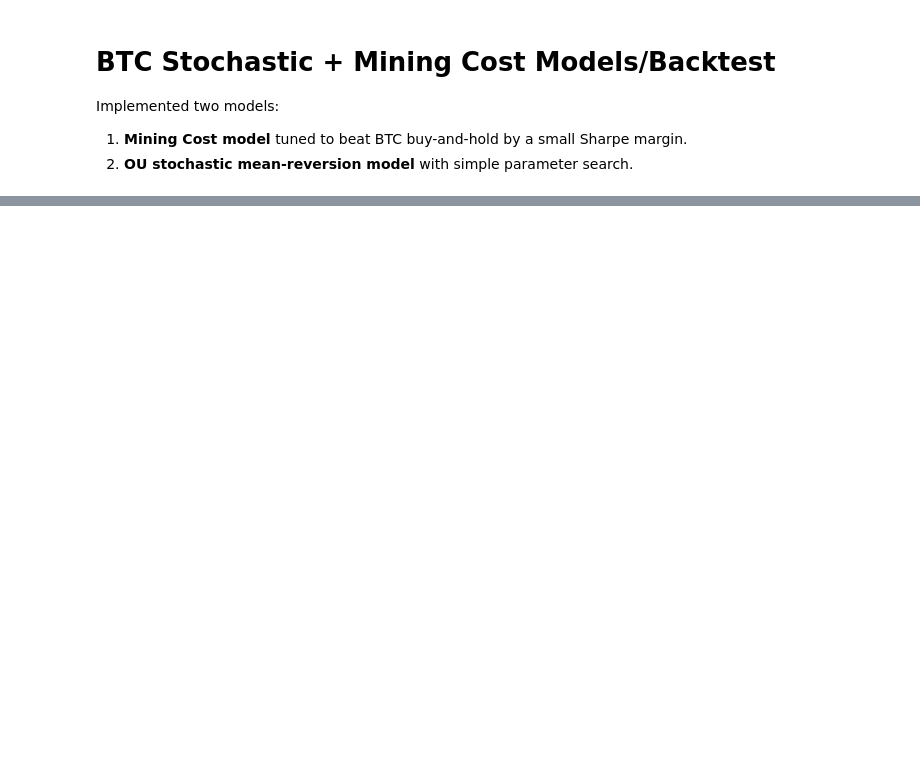
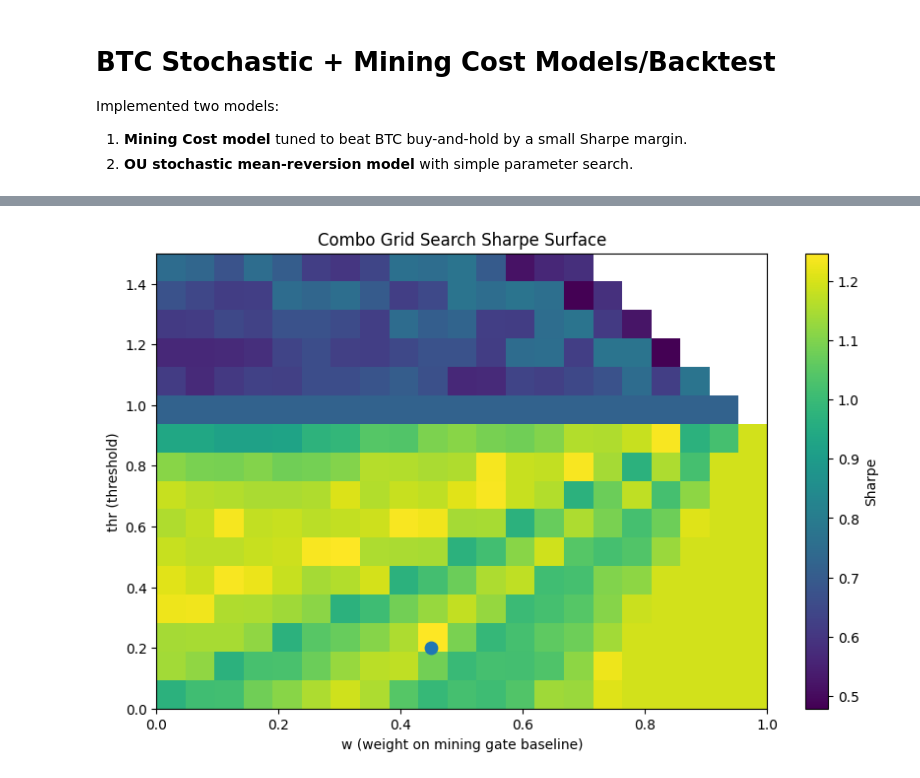
Before and after one commit to StandingAbove/LunaExchange, a Jupyter notebook: Crypto/btc_stochastic.ipynb, the cells around one changed output, grey strips where cells are left out. Drawn from its saved outputs; the diff is of its cells as text; code cells hidden in the pictures; blank space fills up the shorter version.

```diff
--- a/Crypto/btc_stochastic.ipynb
+++ b/Crypto/btc_stochastic.ipynb
@@ -605,0 +809,87 @@ pos_combo time-in-market: 0.0
+# %%
+# ---------- Cell 10.5 (visualize combo grid search surface) ----------
+
+import numpy as np
+import pandas as pd
+import matplotlib.pyplot as plt
+
+# Sanity checks
+assert "pos_mining" in df_btc.columns, "df_btc['pos_mining'] missing"
+assert "pos_combo" in df_btc.columns, "Run Cell 10 first so df_btc['pos_combo'] exists"
+
+# Recompute edge exactly as in Cell 10
+edge = ou_edge_analytic(df_btc["close"], window=int(best_ou["Window"]))
+
+# Use the same grids as Cell 10 if they exist, else fall back
+try:
+    thresholds_used = thresholds
+    weights_used = weights
+except NameError:
+    thresholds_used = np.linspace(0.0, 1.5, 16)
+    weights_used = np.linspace(0.0, 1.0, 21)
+
+def _combo_sharpe_surface(price, pos_mining, edge, thresholds, weights):
+    price = price.astype(float)
+    ret = price.pct_change().fillna(0.0)
+
+    idx = price.index
+    pm = pos_mining.reindex(idx).fillna(0.0).astype(float).shift(1).fillna(0.0)
+    ed = edge.reindex(idx).astype(float).shift(1)
+
+    ed_mean = ed.rolling(252, min_periods=60).mean()
+    ed_std = ed.rolling(252, min_periods=60).std()
+    ed_z = ((ed - ed_mean) / ed_std).replace([np.inf, -np.inf], np.nan).fillna(0.0).clip(-3.0, 3.0)
+
+    sharpe_mat = np.full((len(thresholds), len(weights)), np.nan, dtype=float)
+
+    for i, thr in enumerate(thresholds):
+        thr = float(thr)
+        for j, w in enumerate(weights):
+            w = float(w)
+            score = pm * (w + (1.0 - w) * ed_z)
+            pos = (score > thr).astype(float)
+            strat_ret = pos * ret
+            sharpe_mat[i, j] = sharpe_ratio(strat_ret)
+
+    return sharpe_mat
+
+sharpe_mat = _combo_sharpe_surface(
+    df_btc["close"],
+    df_btc["pos_mining"],
+    edge,
+    thresholds_used,
+    weights_used,
+)
+
+# Print best point from the surface (should match best_combo)
+best_idx = np.unravel_index(np.nanargmax(sharpe_mat), sharpe_mat.shape)
+best_thr = float(thresholds_used[best_idx[0]])
+best_w = float(weights_used[best_idx[1]])
+best_s = float(sharpe_mat[best_idx])
+
+print("Best from surface:")
+print("  Sharpe:", best_s)
+print("  thr   :", best_thr)
+print("  w     :", best_w)
+print("Best from best_combo dict:")
+print("  Sharpe:", float(best_combo.get("sharpe", np.nan)))
+print("  thr   :", float(best_combo.get("thr", np.nan)))
+print("  w     :", float(best_combo.get("w", np.nan)))
+
+# Heatmap
+plt.figure(figsize=(10, 6))
+im = plt.imshow(
+    sharpe_mat,
+    aspect="auto",
+    origin="lower",
+    extent=[weights_used.min(), weights_used.max(), thresholds_used.min(), thresholds_used.max()],
+)
+plt.colorbar(im, label="Sharpe")
+plt.xlabel("w (weight on mining gate baseline)")
+plt.ylabel("thr (threshold)")
+plt.title("Combo Grid Search Sharpe Surface")
+
+# Mark best point
+plt.scatter([best_w], [best_thr], s=80)
+plt.show()
+# %% [output]
@@ -605,0 +904 @@ pos_combo time-in-market: 0.0
+[figure, added]
```
Also changed, not shown: parts of 10 cells of this notebook, 4 other files.
